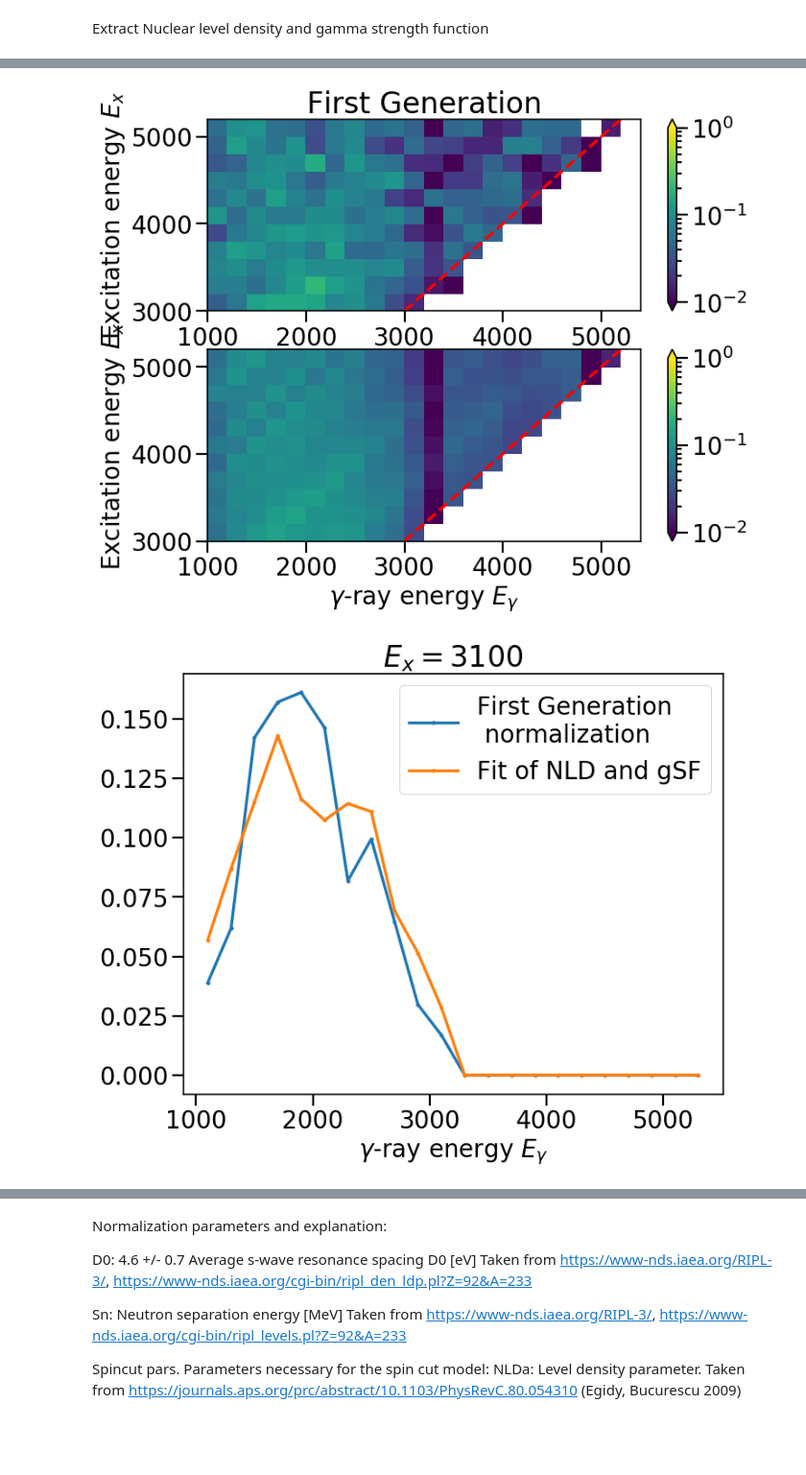
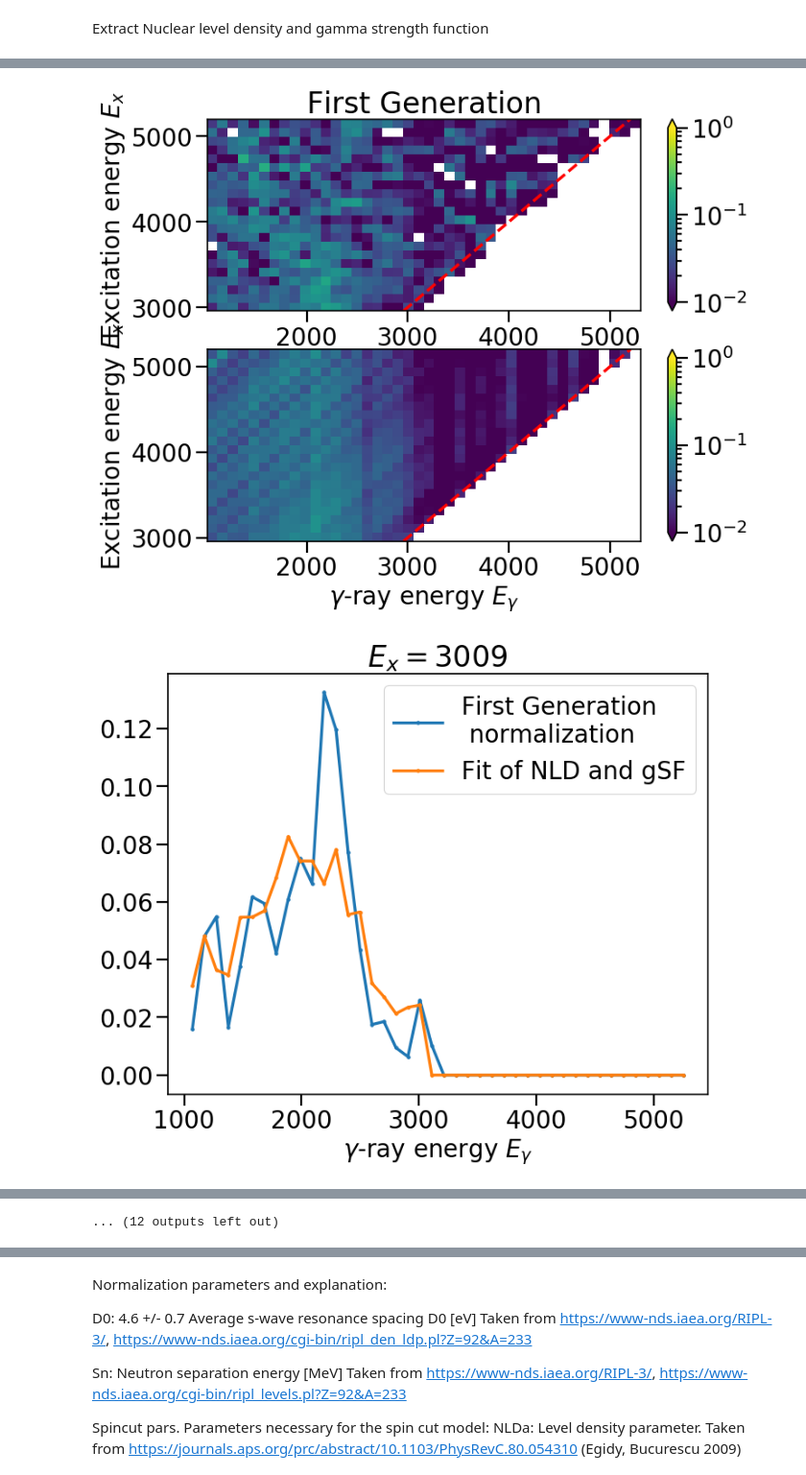
Before and after one commit to tellefs/MasterThesis, a Jupyter notebook: analysis/OMPy/osloMethod_U233_aa.ipynb, the cells around one changed output, grey strips where cells are left out. Shown at 96% size. Cells and saved outputs as stored; diff of their text form; code cells hidden in the pictures; blank space fills up the shorter version.

```diff
--- a/analysis/OMPy/osloMethod_U233_aa.ipynb
+++ b/analysis/OMPy/osloMethod_U233_aa.ipynb
@@ -79,7 +79,7 @@ multinest_livepoints = 400 #should be >400 for "real"-run
 #other variables that is noce to have easy access to:
 
 #How many keV per bin to be used in analysis
-kev_per_bin_wish = 200
+kev_per_bin_wish = 102
 
 # The trapeziodal cutout of the FG-matrix i.e. the data to be used in analysis
 Ex_min = 2970.5
@@ -638,7 +653,7 @@ ax[1].plot(x, x, "r--", label="E_x = E_g");
 
 for Ex in mat.Ex:
     fig, ax = plt.subplots()
-    mat.plot_projection('Eg', ax=ax, Emin=Ex, Emax=Ex, label='First Generation \n normalization')
+    mat.plot_projection('Eg', ax=ax, Emin=Ex, Emax=Ex, label='First Generation \n extraction')
     product.plot_projection('Eg', ax=ax, Emin=Ex, Emax=Ex, label='Fit of NLD and gSF')
     ax.legend()
     ax.set_title('$E_x = $%.0i'%Ex)
@@ -653,2 +668,2 @@ for Ex in mat.Ex:
-[figure, old version]
+[figure, new version]
-[figure, old version]
+[figure, new version]
@@ -665,3 +679,4 @@ for Ex in mat.Ex:
+... (12 outputs left out)
 # %%
 # let's remove the nan-valued elements (unconstrained elements) for the further analysis
 for nld in extractor.nld:
```
Also changed, not shown: parts of 10 cells of this notebook, 2 other files.
